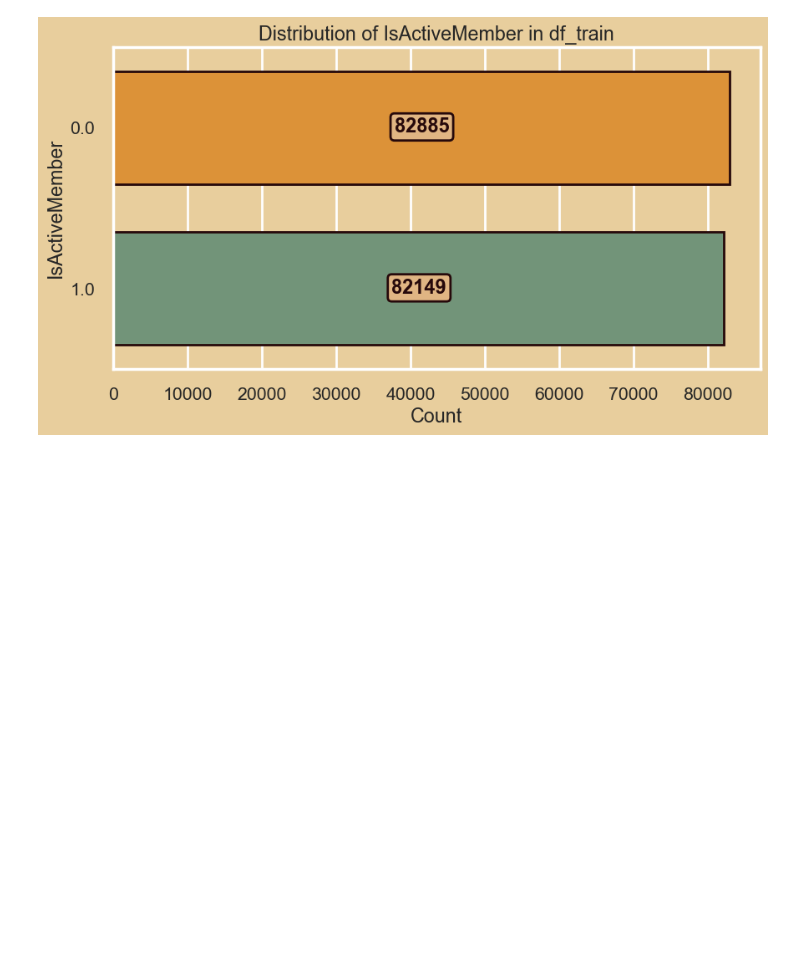
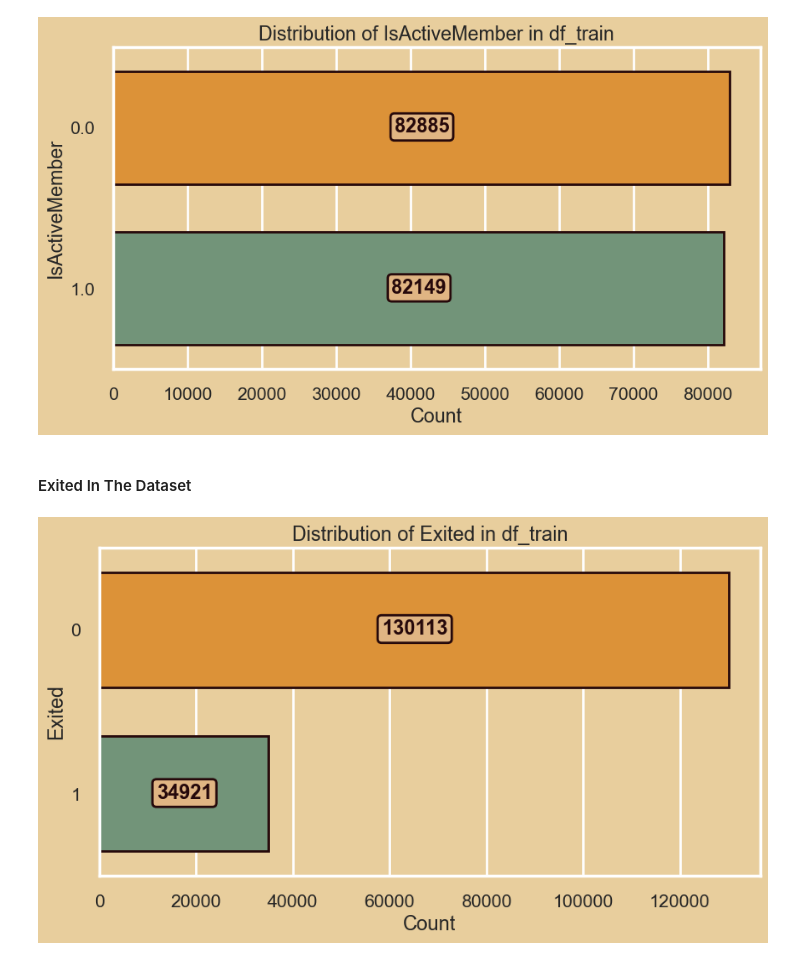
Before and after one commit to BillyGareth/Bank-Customer-Churn-Prediction, a Jupyter notebook: bank-churn.ipynb, the cells around one changed output. Saved outputs shown, nothing was run; the diff lists cells and outputs as text; code cells hidden in the pictures; blank space fills up the shorter version.

Commit message:
Exited In The Dataset

```diff
--- a/bank-churn.ipynb
+++ b/bank-churn.ipynb
@@ -377,3 +377,23 @@ plt.ylabel("IsActiveMember")
 plt.show()
 # %% [output]
 [figure]
+# %% [markdown]
+#### Exited In The Dataset
+# %%
+fig = plt.figure(figsize=(10, 5))
+
+
+p = sns.countplot(y="Exited", data=df_train, palette=palette[1:3], edgecolor='#26090b', linewidth=2, width=0.7)
+
+# Add text on top of the bars
+for container in p.containers:
+    plt.bar_label(container, label_type="center", color="#26090b", fontsize=17, weight='bold', padding=6, position=(0.5, 0.5),
+                  bbox={"boxstyle": "round", "pad": 0.2, "facecolor": "#e0b583", "edgecolor": '#26090b', "linewidth": 2, "alpha": 1})
+
+plt.title("Distribution of Exited in df_train")
+plt.xlabel("Count")
+plt.ylabel("Exited")
+
+plt.show()
+# %% [output]
+[figure, added]
```
